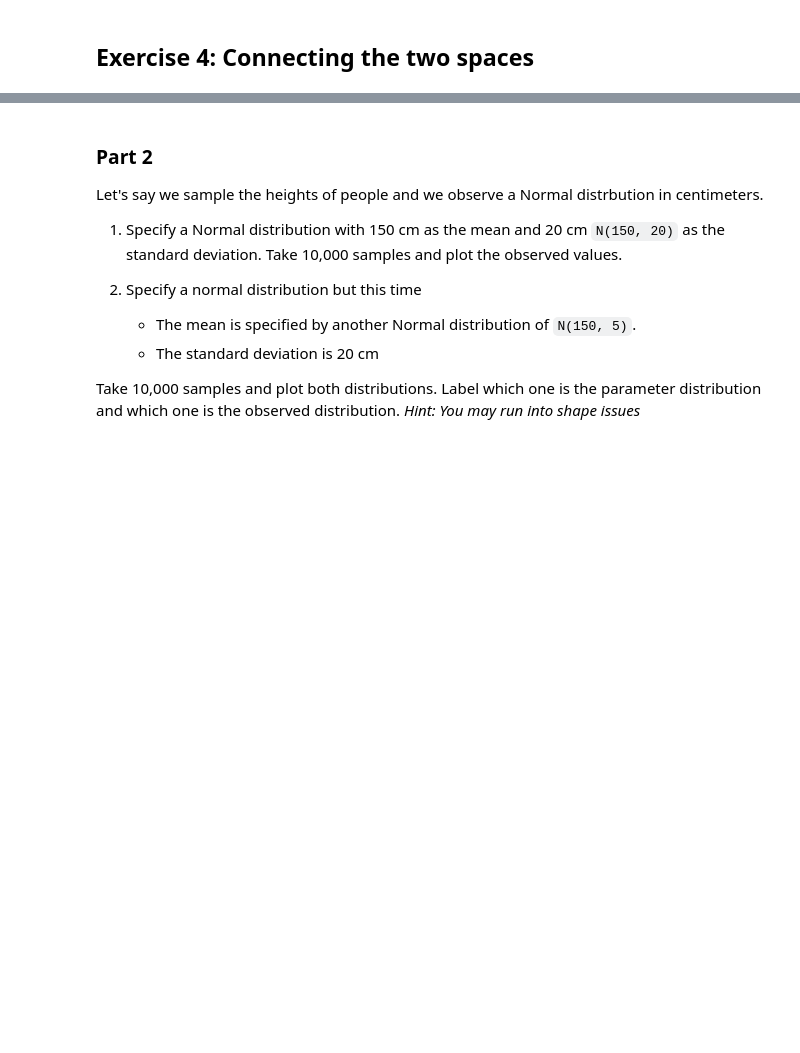
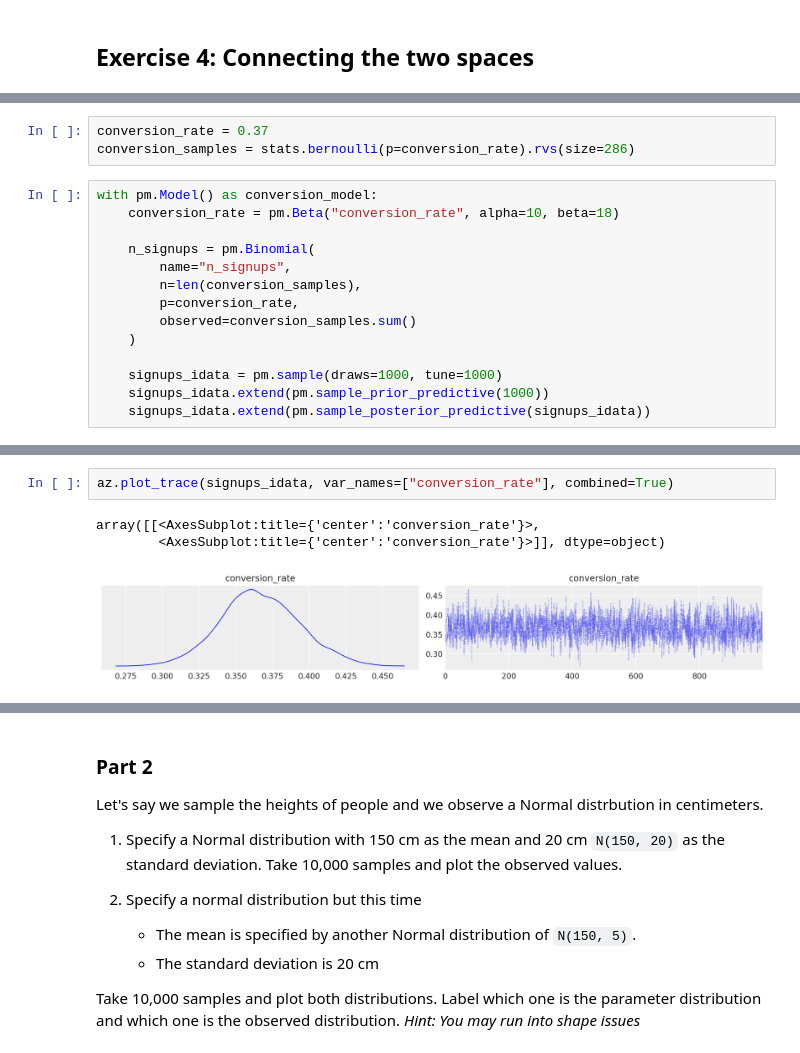
Before and after one commit to RHilly86/intuitive-bayes, a Jupyter notebook: computational_distributions/distribution_exercises.ipynb, the cells around one changed output, grey strips where cells are left out. Drawn from its saved outputs; the diff is of its cells as text; blank space fills up the shorter version.

Commit message:
Recreated plot from lesson

```diff
--- a/computational_distributions/distribution_exercises.ipynb
+++ b/computational_distributions/distribution_exercises.ipynb
@@ -138,0 +142,17 @@ For `stats.norm()` in `scipy` `loc` corresponds to the mean and `scale` correspo
+# %%
+conversion_rate = 0.37
+conversion_samples = stats.bernoulli(p=conversion_rate).rvs(size=286)
+# %%
+with pm.Model() as conversion_model:
+    conversion_rate = pm.Beta("conversion_rate", alpha=10, beta=18)
+
+    n_signups = pm.Binomial(
+        name="n_signups",
+        n=len(conversion_samples),
+        p=conversion_rate,
+        observed=conversion_samples.sum()
+    )
+
+    signups_idata = pm.sample(draws=1000, tune=1000)
+    signups_idata.extend(pm.sample_prior_predictive(1000))
+    signups_idata.extend(pm.sample_posterior_predictive(signups_idata))
@@ -138,0 +168,6 @@ For `stats.norm()` in `scipy` `loc` corresponds to the mean and `scale` correspo
+# %%
+az.plot_trace(signups_idata, var_names=["conversion_rate"], combined=True)
+# %% [output]
+array([[<AxesSubplot:title={'center':'conversion_rate'}>,
+        <AxesSubplot:title={'center':'conversion_rate'}>]], dtype=object)
+[figure, added]
```
Also changed, not shown: parts of 5 cells of this notebook.
